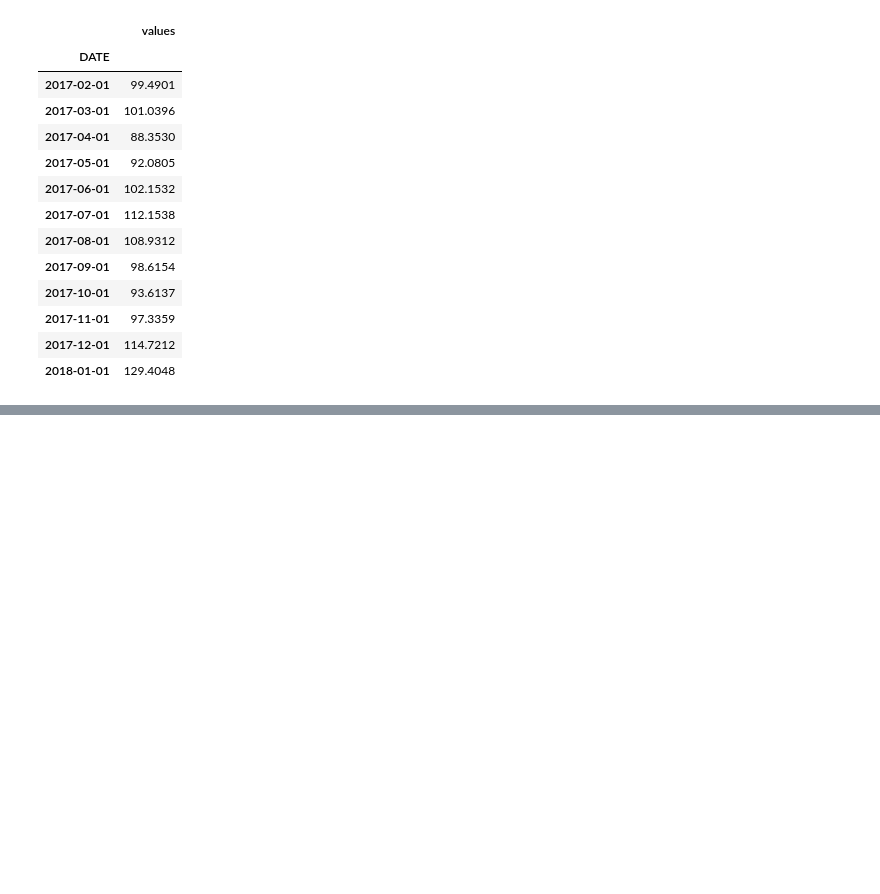
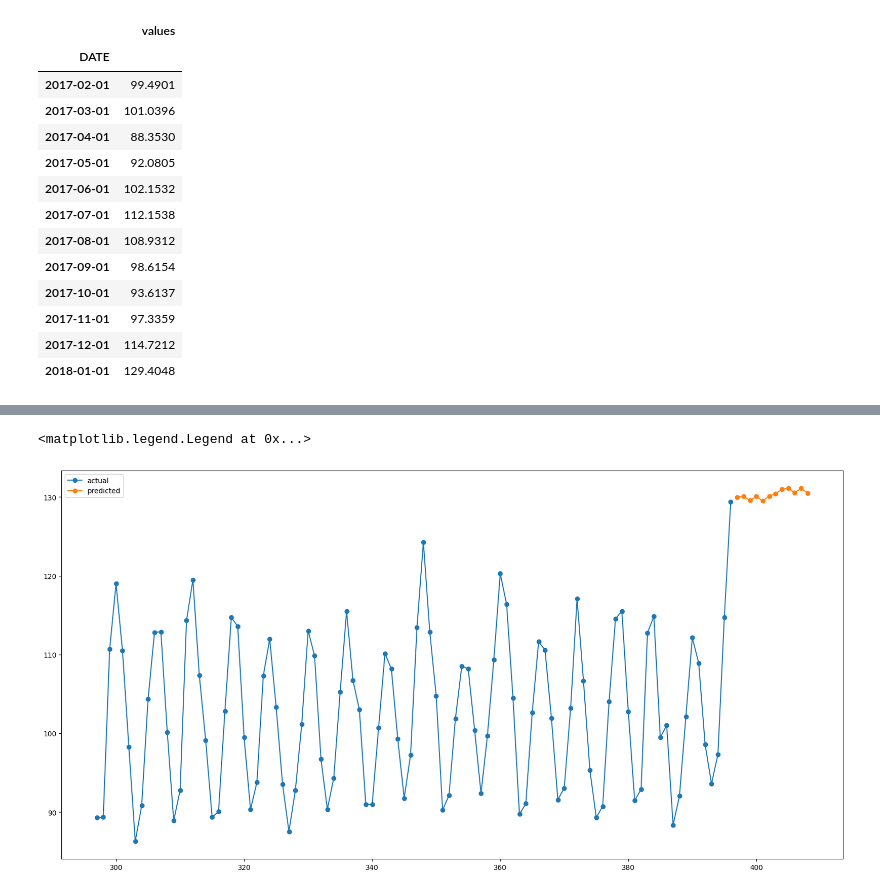
Before and after one commit to anidec25/Linear-Regression, a Jupyter notebook: Time Series/electric_production.ipynb, the cells around one changed output, grey strips where cells are left out. Cells and saved outputs as stored; diff of their text form; code cells hidden in the pictures; blank space fills up the shorter version.

```diff
--- a/Time Series/electric_production.ipynb
+++ b/Time Series/electric_production.ipynb
@@ -176,0 +188,8 @@ df.index.year.max()
+# %%
+pred = model.forecast(steps = 12)
+series.tail(100).plot(style='-o', label='actual')
+pred.plot(style='-o', label='predicted')
+plt.legend()
+# %% [output]
+<matplotlib.legend.Legend at 0x...>
+[figure, added]
```
Also changed, not shown: parts of 7 cells of this notebook.
